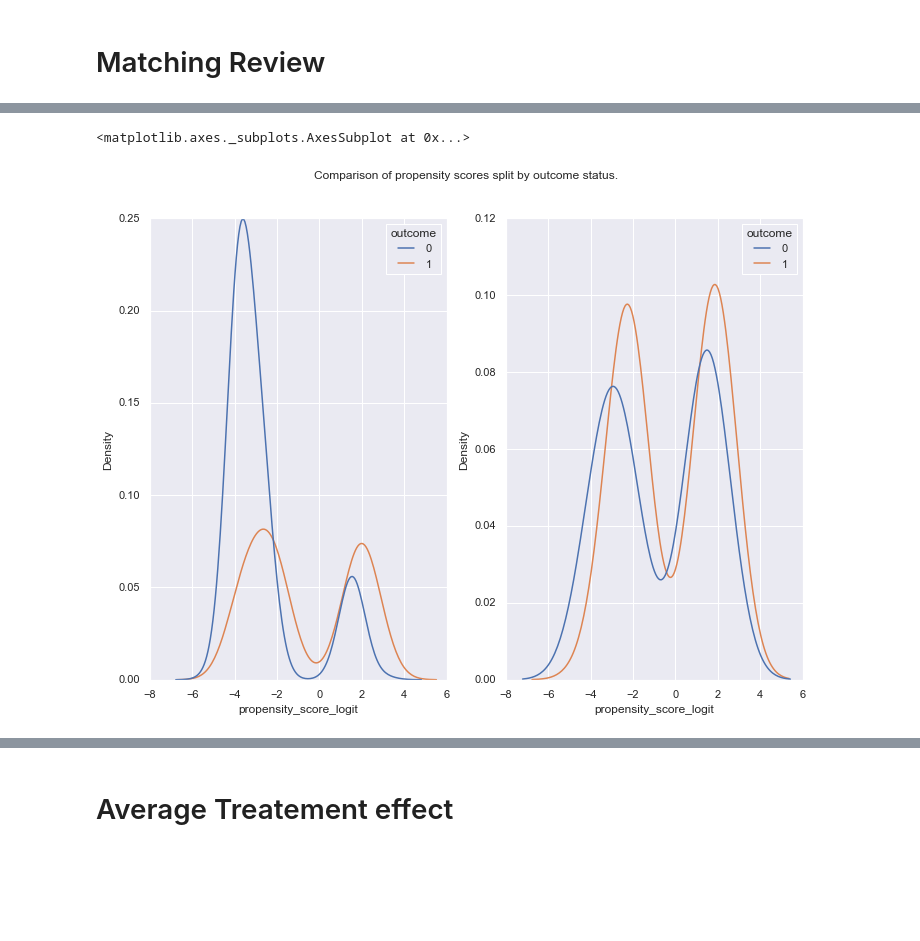
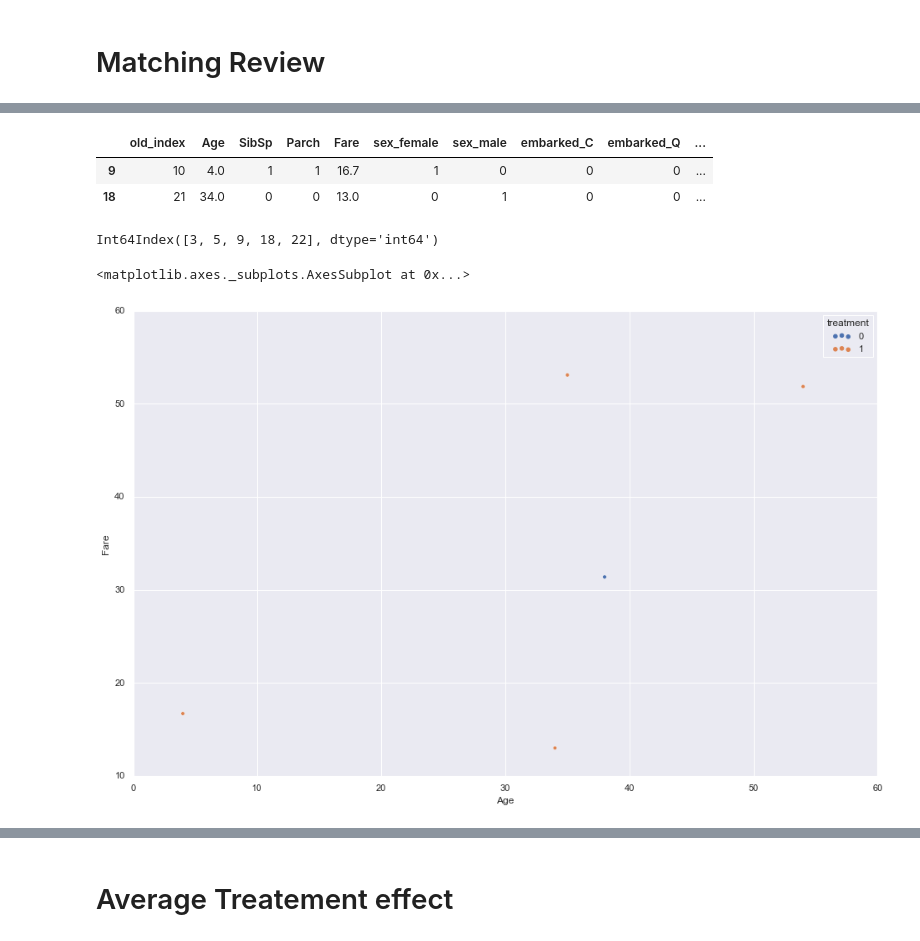
Before and after one commit to konosp/propensity-score-matching, a Jupyter notebook: propensity_score_matching_v2.ipynb, the cells around one changed output, grey strips where cells are left out. Drawn from its saved outputs; the diff is of its cells as text; code cells hidden in the pictures; blank space fills up the shorter version.

```diff
--- a/propensity_score_matching_v2.ipynb
+++ b/propensity_score_matching_v2.ipynb
@@ -280,8 +286,0 @@ plt.show()
-# %%
-fig, ax = plt.subplots(1,2)
-fig.suptitle('Comparison of propensity scores split by outcome status.')
-sns.kdeplot(data = df_data, x = 'propensity_score_logit', hue = 'outcome', ax = ax[0])
-sns.kdeplot(data = matched_data, x = 'propensity_score_logit', hue = 'outcome', ax = ax[1])
-# %% [output]
-<matplotlib.axes._subplots.AxesSubplot at 0x...>
-[figure, removed]
@@ -288,2 +298,19 @@ sns.kdeplot(data = matched_data, x = 'propensity_score_logit', hue = 'outcome',
+# %%
+matched_data[~matched_data.matched_element.isna()].head(2)
+# %% [output]
+|  | old_index | Age | SibSp | Parch | Fare | sex_female | sex_male | embarked_C | embarked_Q | ... |
+| 9 | 10 | 4.0 | 1 | 1 | 16.7 | 1 | 0 | 0 | 0 | ... |
+| 18 | 21 | 34.0 | 0 | 0 | 13.0 | 0 | 1 | 0 | 0 | ... |
+# %%
+matched_data.head().index
+# %% [output]
+Int64Index([3, 5, 9, 18, 22], dtype='int64')
+# %%
+sns.scatterplot(data = matched_data.head(), x = 'Age', y = 'Fare', hue = 'treatment')
+# for (x1, y1, x2, y2) in points[points]:
+#    plt.plot([x1, y1], [x2, y2], linewidth=0.2)
+# %% [output]
+<matplotlib.axes._subplots.AxesSubplot at 0x...>
+[figure, added]
 # %%
 data = []
```
Also changed, not shown: parts of 20 cells of this notebook.
